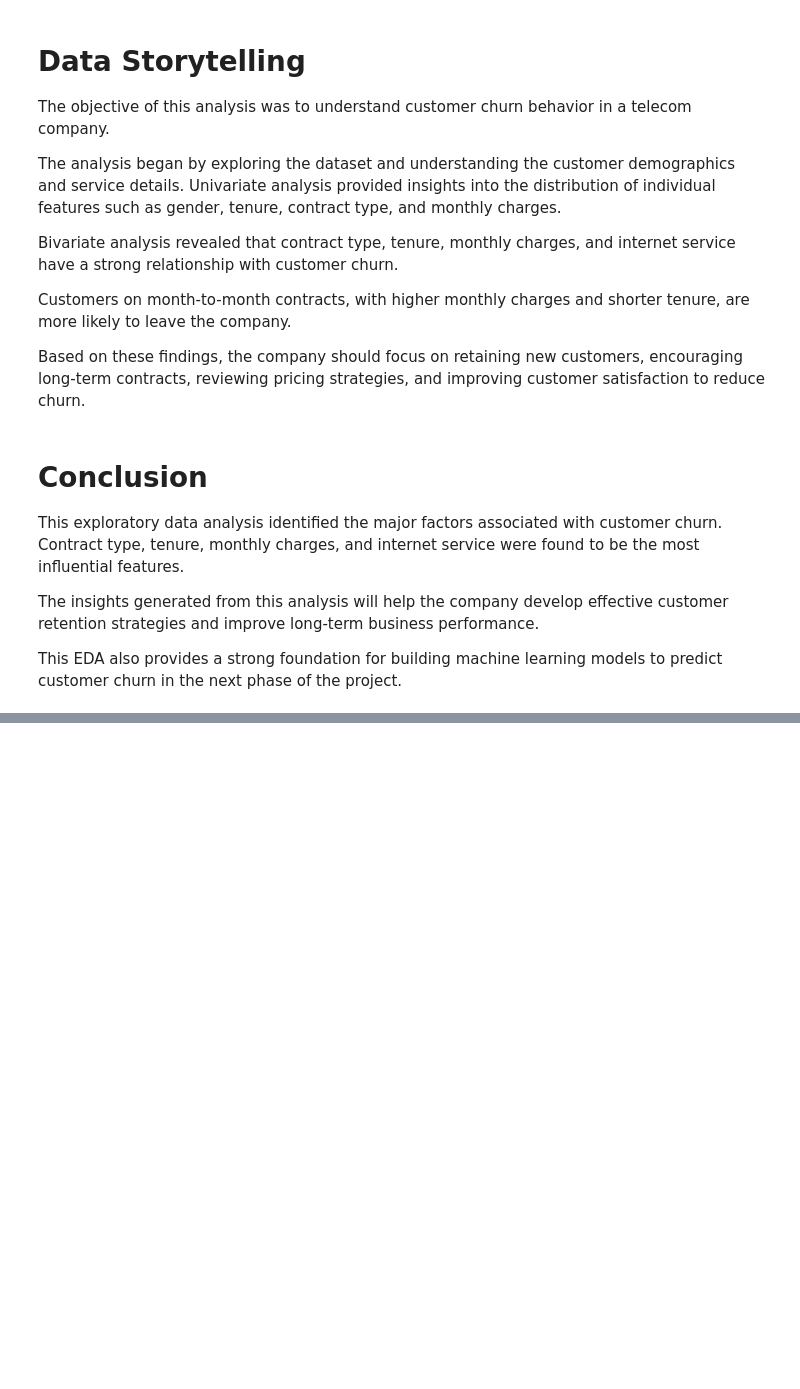
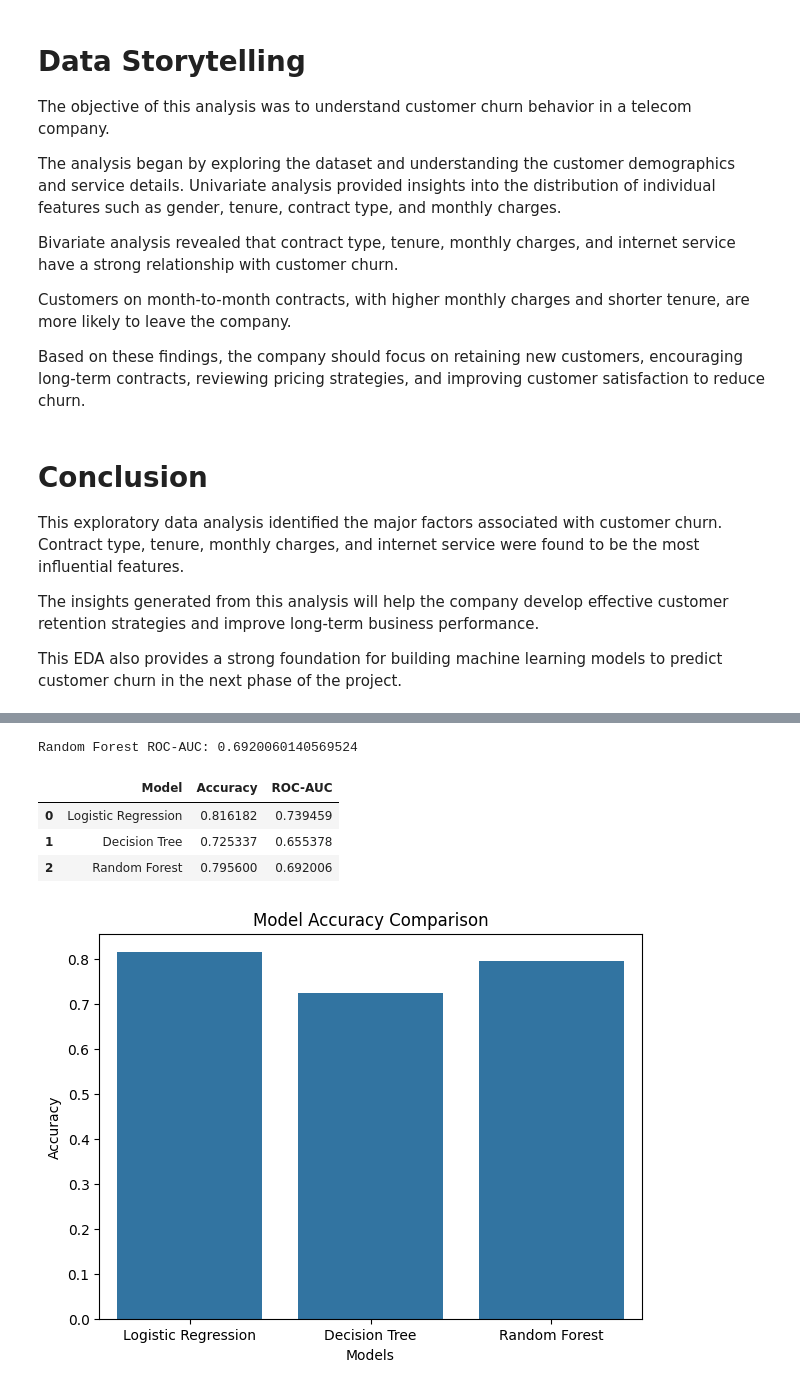
Before and after one commit to Snehakharade-122005/Customer-Churn-Prediction, a Jupyter notebook: Customer_Churn_Prediction_EDA.ipynb, the cells around one changed output, grey strips where cells are left out. Drawn from its saved outputs; the diff is of its cells as text; code cells hidden in the pictures; blank space fills up the shorter version.

```diff
--- a/Customer_Churn_Prediction_EDA.ipynb
+++ b/Customer_Churn_Prediction_EDA.ipynb
@@ -415,0 +991,37 @@ This EDA also provides a strong foundation for building machine learning models
+# %%
+from sklearn.metrics import roc_auc_score
+
+rf_roc_auc = roc_auc_score(y_test, y_pred_rf)
+
+print("Random Forest ROC-AUC:", rf_roc_auc)
+# %% [output]
+Random Forest ROC-AUC: 0.6920060140569524
+# %%
+# Model Comparison
+
+import pandas as pd
+
+comparison = pd.DataFrame({
+    'Model': ['Logistic Regression', 'Decision Tree', 'Random Forest'],
+    'Accuracy': [accuracy, dt_accuracy, rf_accuracy],
+    'ROC-AUC': [roc_auc, dt_roc_auc, rf_roc_auc]
+})
+
+comparison
+# %% [output]
+|  | Model | Accuracy | ROC-AUC |
+| 0 | Logistic Regression | 0.816182 | 0.739459 |
+| 1 | Decision Tree | 0.725337 | 0.655378 |
+| 2 | Random Forest | 0.795600 | 0.692006 |
+# %%
+plt.figure(figsize=(7,5))
+
+sns.barplot(data=comparison, x='Model', y='Accuracy')
+
+plt.title("Model Accuracy Comparison")
+plt.xlabel("Models")
+plt.ylabel("Accuracy")
+
+plt.show()
+# %% [output]
+[figure, added]
```
Also changed, not shown: parts of 89 cells of this notebook.
